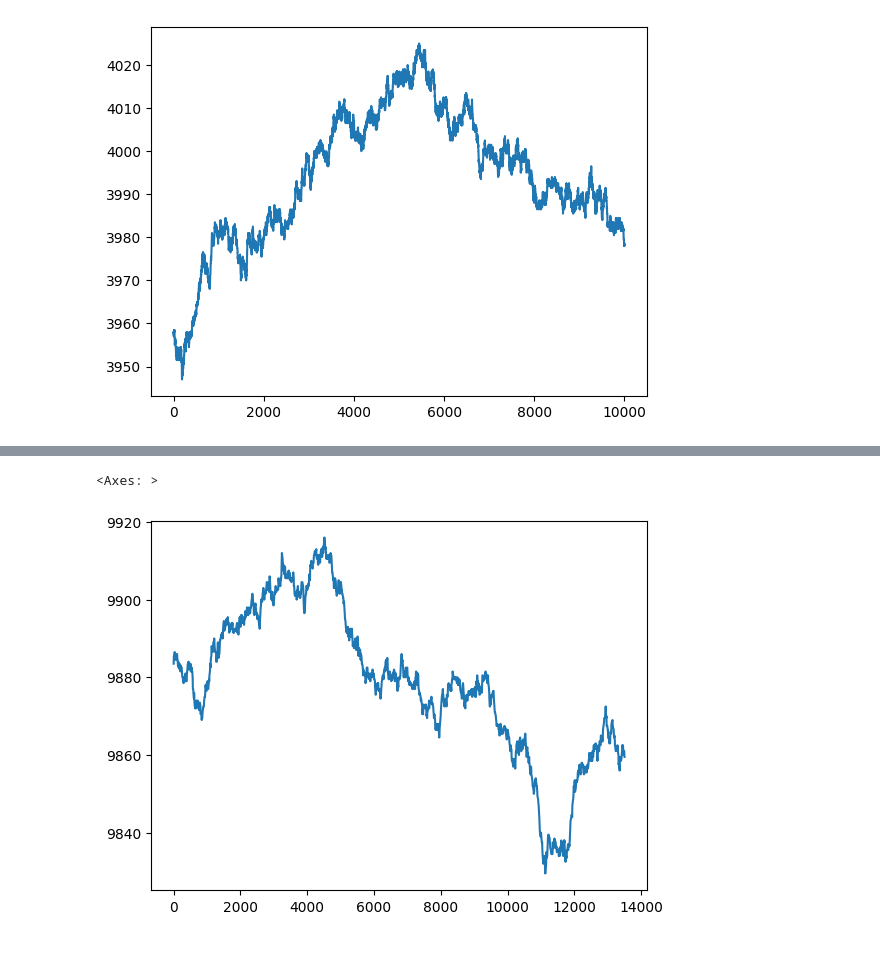
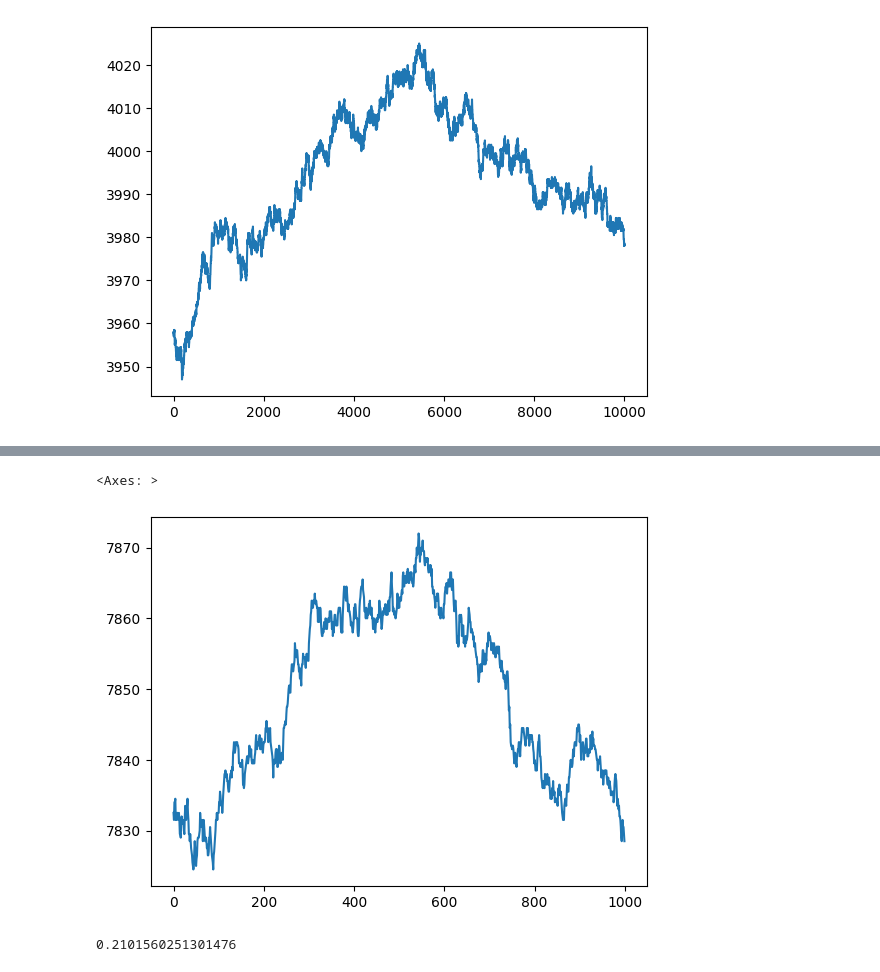
Before and after one commit to felixpoirier1/Prosperity, a Jupyter notebook: round_5_test.ipynb, the cells around one changed output, grey strips where cells are left out. Drawn from its saved outputs; the diff is of its cells as text; code cells hidden in the pictures.

```diff
--- a/round_5_test.ipynb
+++ b/round_5_test.ipynb
@@ -205,5 +195,9 @@ plt.plot(strawberries.mid_price)
 # %%
-coconut.iloc[:1500].mid_price.plot()
+chocolate.iloc[:1000].mid_price.plot()
 # %% [output]
 <Axes: >
-[figure, old version]
+[figure, new version]
+# %%
+chocolate['20_ma'] = chocolate['mid_price'].rolling(window=20).mean()
+# %% [output]
+0.2101560251301476
```
Also changed, not shown: parts of 12 cells of this notebook.
